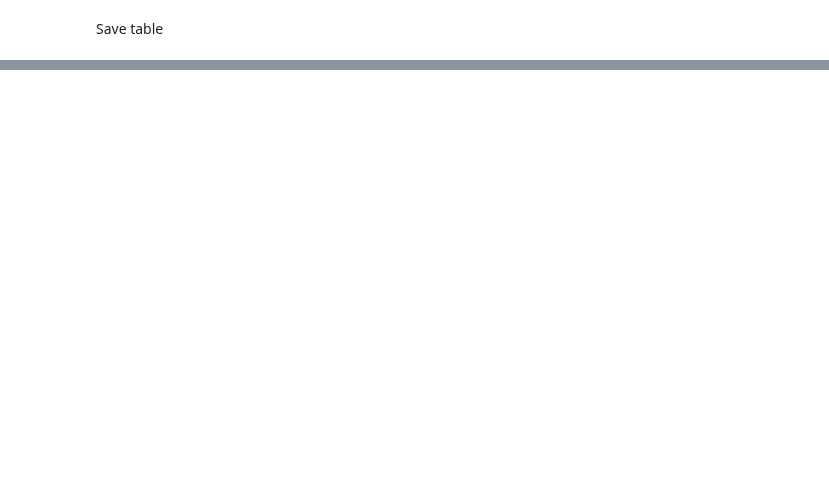
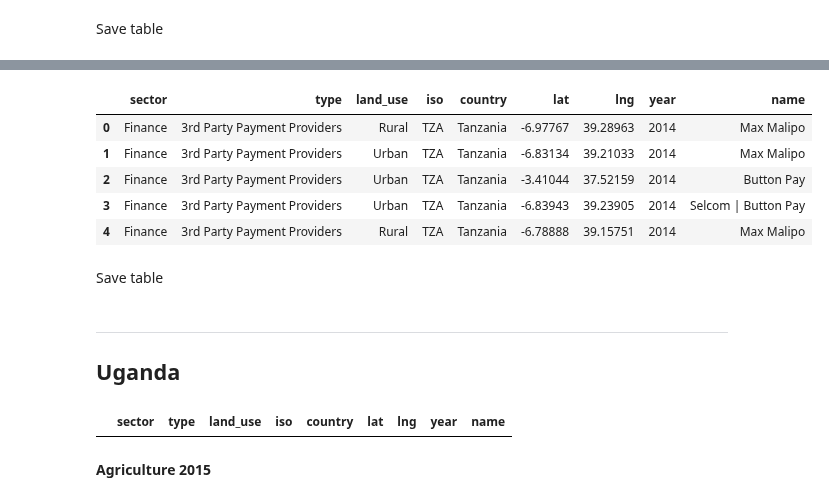
Before and after one commit to Vizzuality/notebooks, a Jupyter notebook: i2i/fspmaps/fspmaps_data_final.ipynb, the cells around one changed output, grey strips where cells are left out. Cells and saved outputs as stored; diff of their text form; code cells hidden in the pictures; blank space fills up the shorter version.

Commit message:
create tables by country and not by type

```diff
--- a/i2i/fspmaps/fspmaps_data_final.ipynb
+++ b/i2i/fspmaps/fspmaps_data_final.ipynb
@@ -632,0 +276,3 @@ df.to_csv('/Users/ikersanchez/Vizzuality/PROIEKTUAK/i2i/Data/FSP_Maps/FSP_maps.c
+# %%
+df_tza = pd.DataFrame(columns=['sector','type','land_use','iso','country','lat','lng','year','name'])
+df_tza.head()
@@ -632,0 +293,19 @@ df.to_csv('/Users/ikersanchez/Vizzuality/PROIEKTUAK/i2i/Data/FSP_Maps/FSP_maps.c
+# %%
+df_tzaFin = pd.DataFrame(columns=['sector','type','land_use','iso','country','lat','lng','year','name'])
+df_tzaFin[['type','land_use','country','lat','lng','name']] = tzaFin[['type','land_use','country','lat','lng','providers']]
+df_tzaFin[['sector','iso','year']] = ['Finance','TZA',2014]
+df_tzaFin.sort_values('type', inplace=True)
+df_tza = pd.concat([df_tza,df_tzaFin])
+# %%
+# Reset index
+df_tza.reset_index(drop=True, inplace=True)
+df_tza.head()
+# %% [output]
+|  | sector | type | land_use | iso | country | lat | lng | year | name |
+| 0 | Finance | 3rd Party Payment Providers | Rural | TZA | Tanzania | -6.97767 | 39.28963 | 2014 | Max Malipo |
+| 1 | Finance | 3rd Party Payment Providers | Urban | TZA | Tanzania | -6.83134 | 39.21033 | 2014 | Max Malipo |
+| 2 | Finance | 3rd Party Payment Providers | Urban | TZA | Tanzania | -3.41044 | 37.52159 | 2014 | Button Pay |
+| 3 | Finance | 3rd Party Payment Providers | Urban | TZA | Tanzania | -6.83943 | 39.23905 | 2014 | Selcom | Button Pay |
+| 4 | Finance | 3rd Party Payment Providers | Rural | TZA | Tanzania | -6.78888 | 39.15751 | 2014 | Max Malipo |
+# %% [markdown]
+Save table
@@ -632,0 +314,10 @@ df.to_csv('/Users/ikersanchez/Vizzuality/PROIEKTUAK/i2i/Data/FSP_Maps/FSP_maps.c
+# %% [markdown]
+***
+## Uganda
+# %%
+df_uga = pd.DataFrame(columns=['sector','type','land_use','iso','country','lat','lng','year','name'])
+df_uga.head()
+# %% [output]
+|  | sector | type | land_use | iso | country | lat | lng | year | name |
+# %% [markdown]
+**Agriculture 2015**
```
Also changed, not shown: parts of 181 cells of this notebook.
